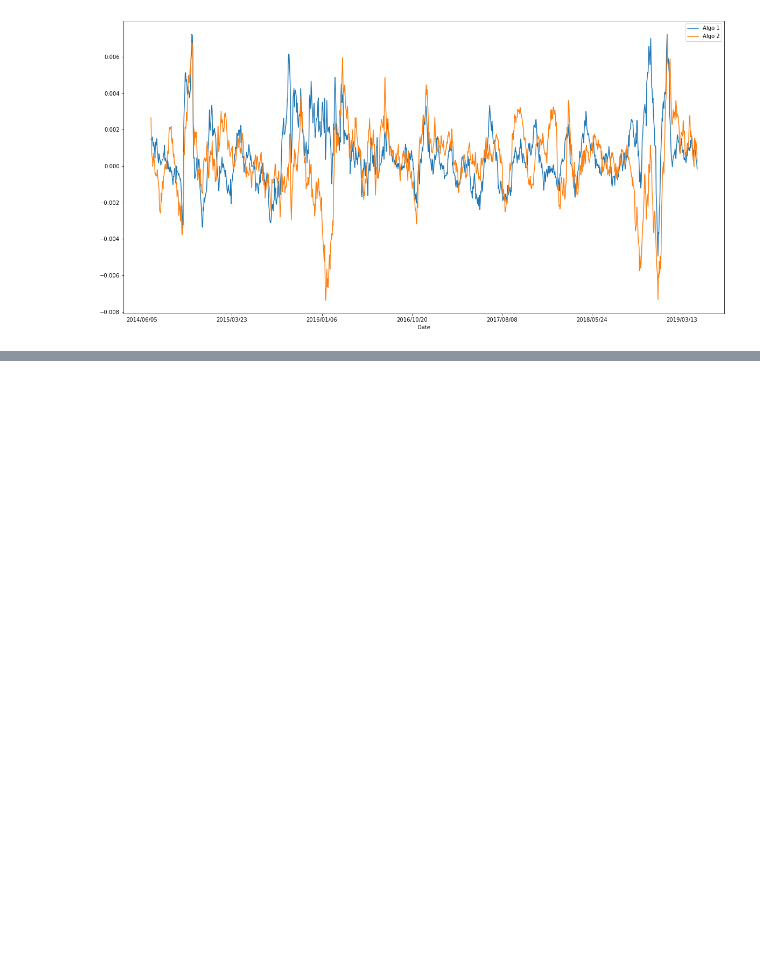
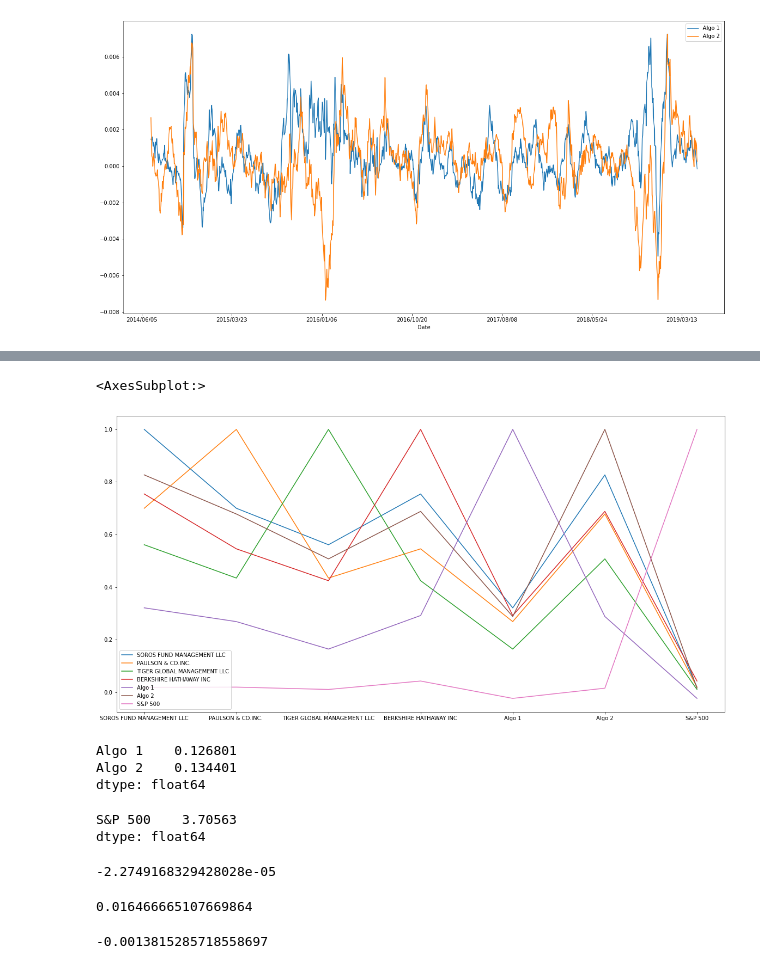
Before and after one commit to quizh001/Homework-unite-4, a Jupyter notebook: hw4.ipynb, the cells around one changed output, grey strips where cells are left out. Saved outputs shown, nothing was run; the diff lists cells and outputs as text; code cells hidden in the pictures; blank space fills up the shorter version.

```diff
--- a/hw4.ipynb
+++ b/hw4.ipynb
@@ -207,8 +207,8 @@ whale_retuns_df.head()
 | 2015/03/09 | 0.000582 | 0.004225 | 0.005843 | -0.001652 |
 # %%
 # Join sp500_history_return, whale_retuns_df, and algo_returns_df full datasets by axis
-joined_data_rows = pd.concat([whale_retuns_df, algo_returns_df, sp500_history_return], axis="columns", join="inner")
-joined_data_rows.head()
+joined_data_return = pd.concat([whale_retuns_df, algo_returns_df, sp500_history_return], axis="columns", join="inner")
+joined_data_return.head()
 # %% [output]
 |  | SOROS FUND MANAGEMENT LLC | PAULSON & CO.INC. | TIGER GLOBAL MANAGEMENT LLC | BERKSHIRE HATHAWAY INC | Algo 1 | Algo 2 | ... |
 | Date |  |  |  |  |  |  | ... |
@@ -319,0 +332,42 @@ whale_retuns_df.rolling(window=7).mean().plot(figsize=(20,10))
+# %%
+# Use the `corr` function to calculate the correlation between stock returns
+correlation = joined_data_return.corr().plot(figsize=(20,10))
+correlation
+# %% [output]
+<AxesSubplot:>
+[figure, added]
+# %%
+# Use the `std` function and multiply by the square root of the number of trading days in a year to get annualized volatility
+volatility = algo_returns_df.std() * np.sqrt(252)
+volatility.sort_values(inplace=True)
+volatility
+# %% [output]
+Algo 1    0.126801
+Algo 2    0.134401
+dtype: float64
+# %%
+# Use the `std` function and multiply by the square root of the number of trading days in a year to get annualized volatility
+volatility = sp500_history_return.std() * np.sqrt(252)
+volatility.sort_values(inplace=True)
+volatility
+# %% [output]
+S&P 500    3.70563
+dtype: float64
+# %%
+# Calculate covariance of all daily returns of algo vs. S&P 500
+covariance = joined_data_return['Algo 1'].cov(joined_data_return['S&P 500'])
+covariance
+# %% [output]
+-2.2749168329428028e-05
+# %%
+# Calculate variance of all daily returns of AMZN vs. S&P 500
+variance = joined_data_return['S&P 500'].var()
+variance
+# %% [output]
+0.016466665107669864
+# %%
+# Calculate beta of all daily returns of AMZN
+algo1_beta = covariance / variance
+algo1_beta
+# %% [output]
+-0.0013815285718558697
```
Also changed, not shown: parts of 11 cells of this notebook.
